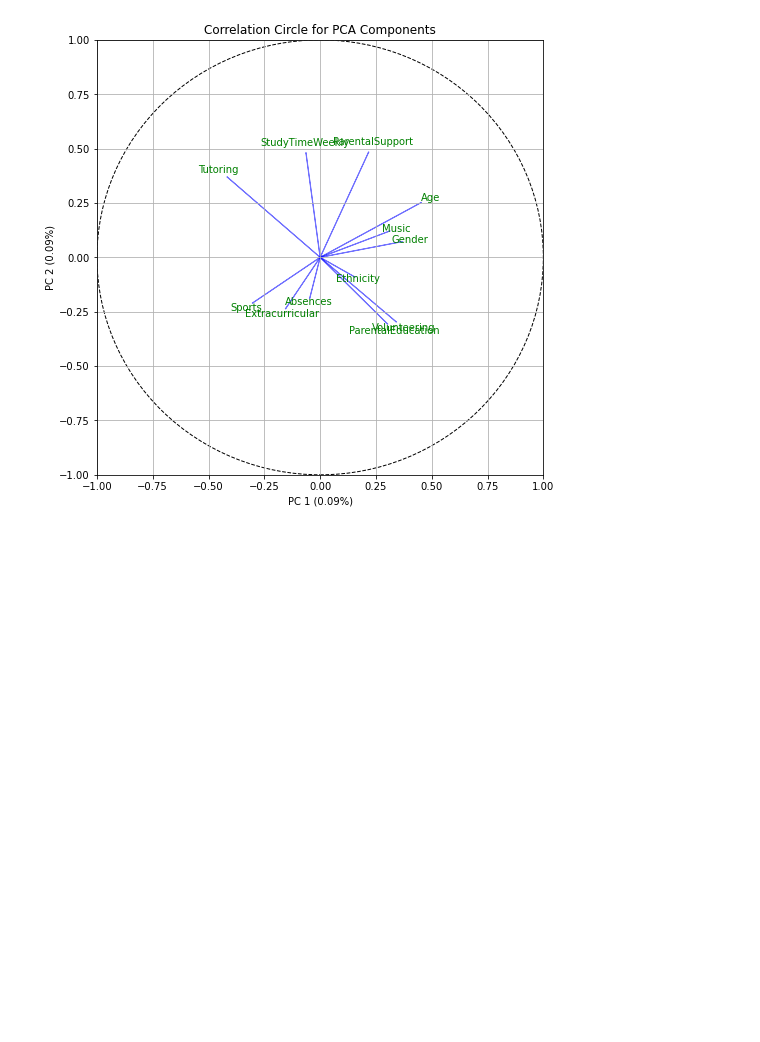
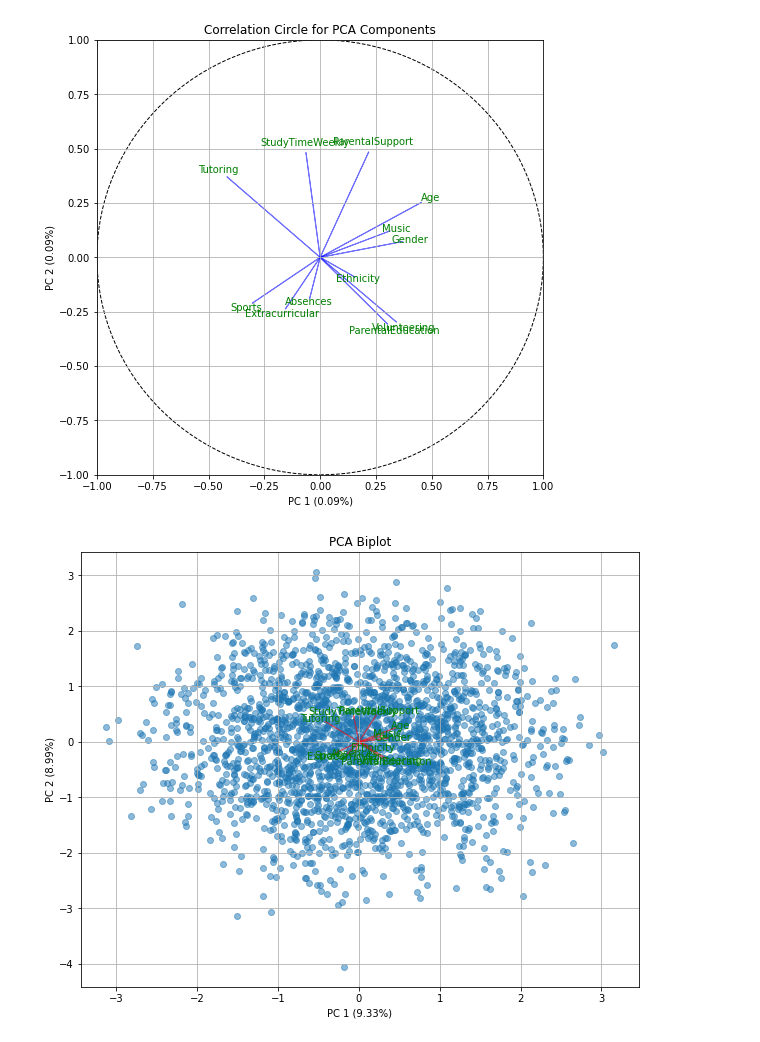
Before and after one commit to rohancshah21/cee5930-proj1, a Jupyter notebook: pca.ipynb, the cells around one changed output. Saved outputs shown, nothing was run; the diff lists cells and outputs as text; code cells hidden in the pictures; blank space fills up the shorter version.

```diff
--- a/pca.ipynb
+++ b/pca.ipynb
@@ -110,3 +153,25 @@ def plot_correlation_circle(pca, X, component_1=0, component_2=1):
 plot_correlation_circle(pca, X, component_1=0, component_2=1)
 # %% [output]
 [figure]
+# %%
+# Biplot
+def pca_biplot(pca, X_pca, X, component_1=0, component_2=1):
+    plt.figure(figsize=(10, 8))
+
+    plt.scatter(X_pca[:, component_1], X_pca[:, component_2], alpha=0.5)
+
+    for i, feature in enumerate(X.columns):
+        plt.arrow(0, 0, pca.components_[component_1, i], pca.components_[component_2, i], color='r', alpha=0.5)
+        plt.text(pca.components_[component_1, i] * 1.15, pca.components_[component_2, i] * 1.15, feature, color='g', ha='center', va='center')
+
+    plt.xlabel(f'PC {component_1+1} ({pca.explained_variance_ratio_[component_1]*100:.2f}%)')
+    plt.ylabel(f'PC {component_2+1} ({pca.explained_variance_ratio_[component_2]*100:.2f}%)')
+    plt.grid()
+    plt.title('PCA Biplot')
+    plt.show()
+
+X_pca = pca.transform(x)
+
+pca_biplot(pca, X_pca, X, component_1=0, component_2=1)
+# %% [output]
+[figure, added]
```
Also changed, not shown: parts of 3 cells of this notebook.
